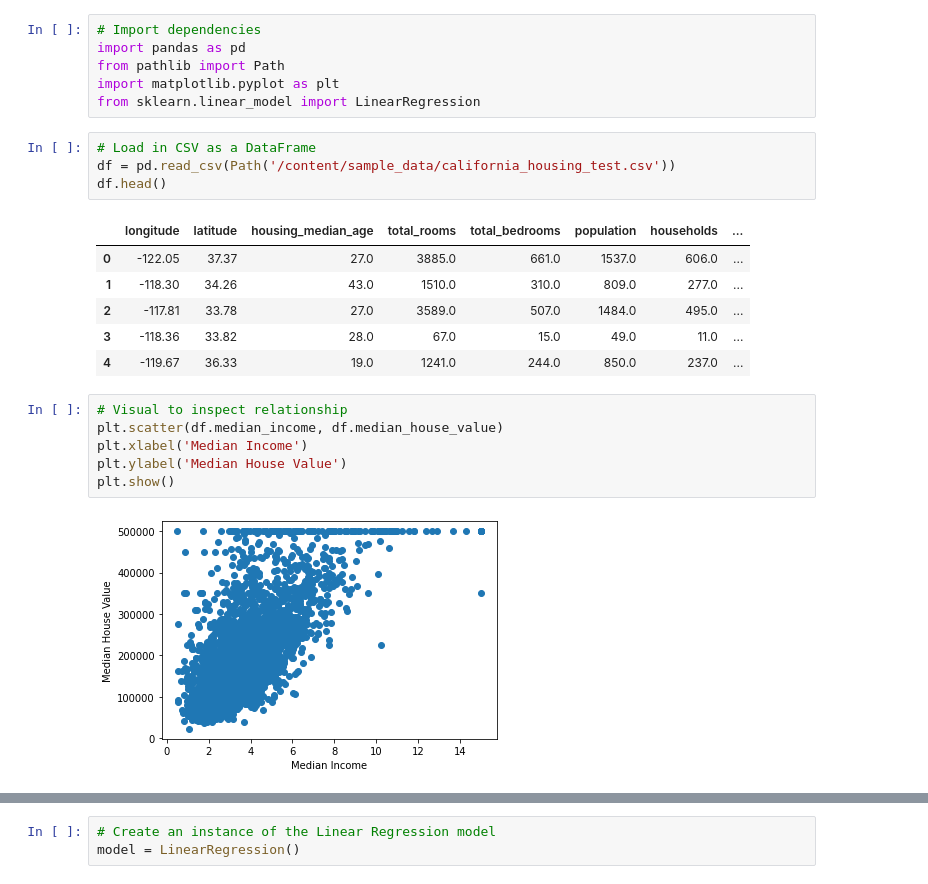
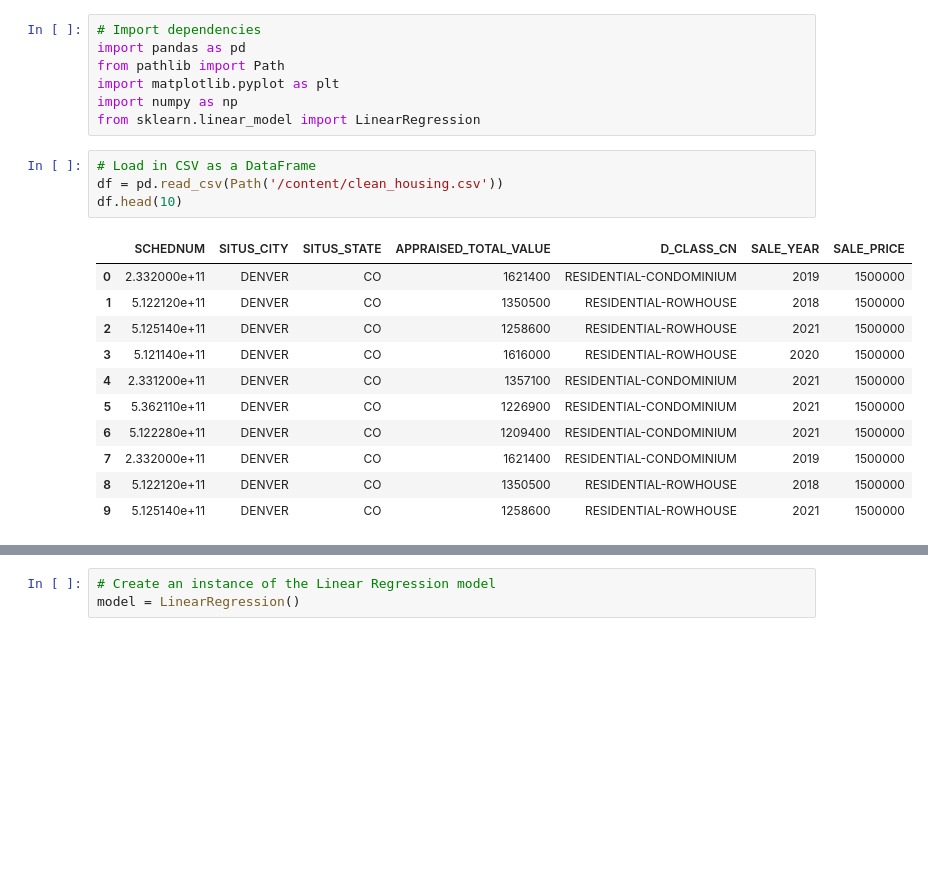
Before and after one commit to LinzStearns/CO_real_estate, a Jupyter notebook: ML_model_LinReg.ipynb, the cells around one changed output, grey strips where cells are left out. Cells and saved outputs as stored; diff of their text form; blank space fills up the shorter version.

```diff
--- a/ML_model_LinReg.ipynb
+++ b/ML_model_LinReg.ipynb
@@ -5,23 +5,21 @@
 import pandas as pd
 from pathlib import Path
 import matplotlib.pyplot as plt
+import numpy as np
 from sklearn.linear_model import LinearRegression
 # %%
 # Load in CSV as a DataFrame
-df = pd.read_csv(Path('/content/sample_data/california_housing_test.csv'))
-df.head()
+df = pd.read_csv(Path('/content/clean_housing.csv'))
+df.head(10)
 # %% [output]
-|  | longitude | latitude | housing_median_age | total_rooms | total_bedrooms | population | households | ... |
-| 0 | -122.05 | 37.37 | 27.0 | 3885.0 | 661.0 | 1537.0 | 606.0 | ... |
-| 1 | -118.30 | 34.26 | 43.0 | 1510.0 | 310.0 | 809.0 | 277.0 | ... |
-| 2 | -117.81 | 33.78 | 27.0 | 3589.0 | 507.0 | 1484.0 | 495.0 | ... |
-| 3 | -118.36 | 33.82 | 28.0 | 67.0 | 15.0 | 49.0 | 11.0 | ... |
-| 4 | -119.67 | 36.33 | 19.0 | 1241.0 | 244.0 | 850.0 | 237.0 | ... |
+|  | SCHEDNUM | SITUS_CITY | SITUS_STATE | APPRAISED_TOTAL_VALUE | D_CLASS_CN | SALE_YEAR | SALE_PRICE |
+| 0 | 2.332000e+11 | DENVER | CO | 1621400 | RESIDENTIAL-CONDOMINIUM | 2019 | 1500000 |
+| 1 | 5.122120e+11 | DENVER | CO | 1350500 | RESIDENTIAL-ROWHOUSE | 2018 | 1500000 |
+| 2 | 5.125140e+11 | DENVER | CO | 1258600 | RESIDENTIAL-ROWHOUSE | 2021 | 1500000 |
+| 3 | 5.121140e+11 | DENVER | CO | 1616000 | RESIDENTIAL-ROWHOUSE | 2020 | 1500000 |
+| 4 | 2.331200e+11 | DENVER | CO | 1357100 | RESIDENTIAL-CONDOMINIUM | 2021 | 1500000 |
+| 5 | 5.362110e+11 | DENVER | CO | 1226900 | RESIDENTIAL-CONDOMINIUM | 2021 | 1500000 |
+| 6 | 5.122280e+11 | DENVER | CO | 1209400 | RESIDENTIAL-CONDOMINIUM | 2021 | 1500000 |
+| 7 | 2.332000e+11 | DENVER | CO | 1621400 | RESIDENTIAL-CONDOMINIUM | 2019 | 1500000 |
+| 8 | 5.122120e+11 | DENVER | CO | 1350500 | RESIDENTIAL-ROWHOUSE | 2018 | 1500000 |
+| 9 | 5.125140e+11 | DENVER | CO | 1258600 | RESIDENTIAL-ROWHOUSE | 2021 | 1500000 |
-# %%
-# Visual to inspect relationship
-plt.scatter(df.median_income, df.median_house_value)
-plt.xlabel('Median Income')
-plt.ylabel('Median House Value')
-plt.show()
-# %% [output]
-[figure, removed]
```
Also changed, not shown: parts of 9 cells of this notebook.
